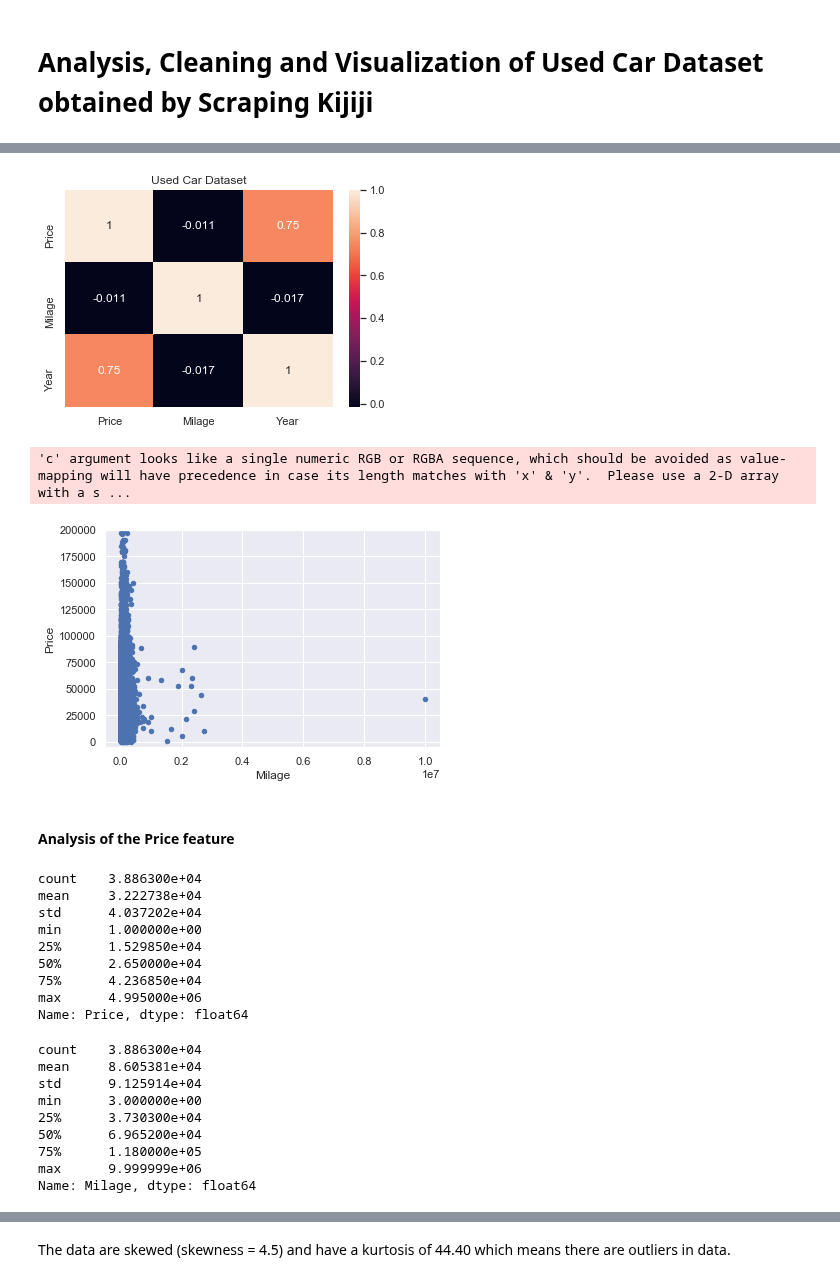
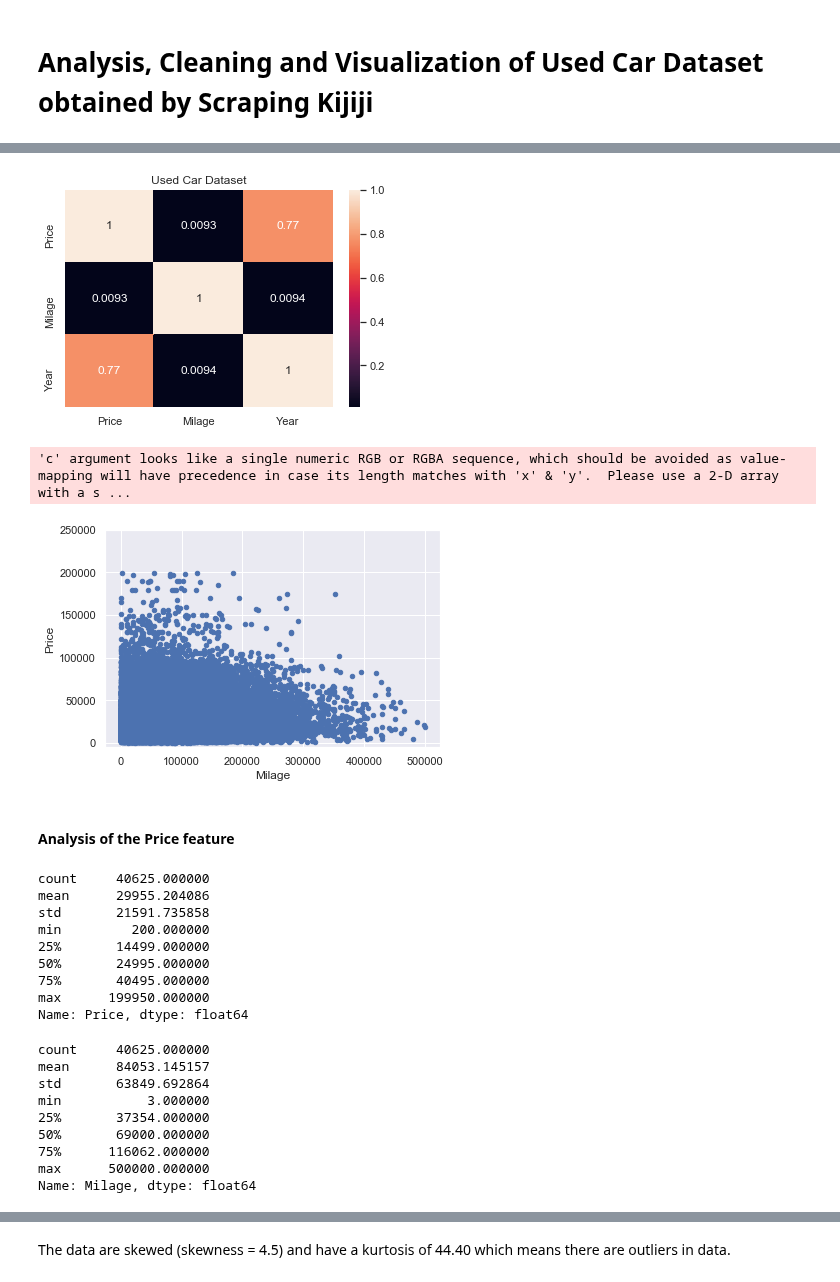
Before and after one commit to kavehamini/Used-Car-Price-Predictor, a Jupyter notebook: Analysis, Cleaning and Visualization of Used Honda Dataset obtained by Scraping Kijiji.ipynb, the cells around one changed output, grey strips where cells are left out. Saved outputs shown, nothing was run; the diff lists cells and outputs as text; code cells hidden in the pictures.

```diff
--- a/Analysis, Cleaning and Visualization of Used Honda Dataset obtained by Scraping Kijiji.ipynb
+++ b/Analysis, Cleaning and Visualization of Used Honda Dataset obtained by Scraping Kijiji.ipynb
@@ -140,0 +141,13 @@ sns.distplot(df['Price'],ax=ax3);
+# %%
+#removing some obvious outliers in model year, milage and price
+df = df[(df.Year >= 1989)
+      & (df.Milage <= 500000)
+      & (df.Price <= 200000)]
+# %%
+#Plotting out distributions for the numeric variables to see whether they are normally distributed
+warnings.filterwarnings("ignore")
+sns.set()
+fig, ((ax1,ax2,ax3))=plt.subplots(ncols=3,nrows=1,figsize=(15,6))
+sns.distplot(df['Year'],ax=ax1);
+sns.distplot(df['Milage'],ax=ax2);
+sns.distplot(df['Price'],ax=ax3);
@@ -227,14 +241,14 @@ numeric_corr = df[['Price','Milage','Year']].corr(method='spearman'); # non-para
 sns.heatmap(numeric_corr,annot=True);
 plt.title('Used Car Dataset');
 # %% [output]
-[figure, old version]
+[figure, new version]
 # %%
 # distribution of  Milage / Price
 data = pd.concat([df['Price'], df['Milage']], axis=1)
-data.plot.scatter(x='Milage', y='Price', ylim=(-5000,200000));
+data.plot.scatter(x='Milage', y='Price', ylim=(-5000,250000));
 # %% [output]
 'c' argument looks like a single numeric RGB or RGBA sequence, which should be avoided as value-mapping will have precedence in case its length matches with 'x' & 'y'.  Please use a 2-D array with a s ...
-[figure, old version]
+[figure, new version]
 # %% [markdown]
 #### Analysis of the Price feature
 # %%
@@ -248,26 +262,26 @@ df = df.replace(np.nan, 0, regex=True)
 # %%
 df['Price'].describe()
 # %% [output]
-count    3.886300e+04
-mean     3.222738e+04
-std      4.037202e+04
-min      1.000000e+00
-25%      1.529850e+04
-50%      2.650000e+04
-75%      4.236850e+04
-max      4.995000e+06
+count     40625.000000
+mean      29955.204086
+std       21591.735858
+min         200.000000
+25%       14499.000000
+50%       24995.000000
+75%       40495.000000
+max      199950.000000
 Name: Price, dtype: float64
 # %%
 df['Milage'].describe()
 # %% [output]
-count    3.886300e+04
-mean     8.605381e+04
-std      9.125914e+04
-min      3.000000e+00
-25%      3.730300e+04
-50%      6.965200e+04
-75%      1.180000e+05
-max      9.999999e+06
+count     40625.000000
+mean      84053.145157
+std       63849.692864
+min           3.000000
+25%       37354.000000
+50%       69000.000000
+75%      116062.000000
+max      500000.000000
 Name: Milage, dtype: float64
 # %%
 df['Year'].describe()
```
Also changed, not shown: parts of 29 cells of this notebook, 4 other files.
